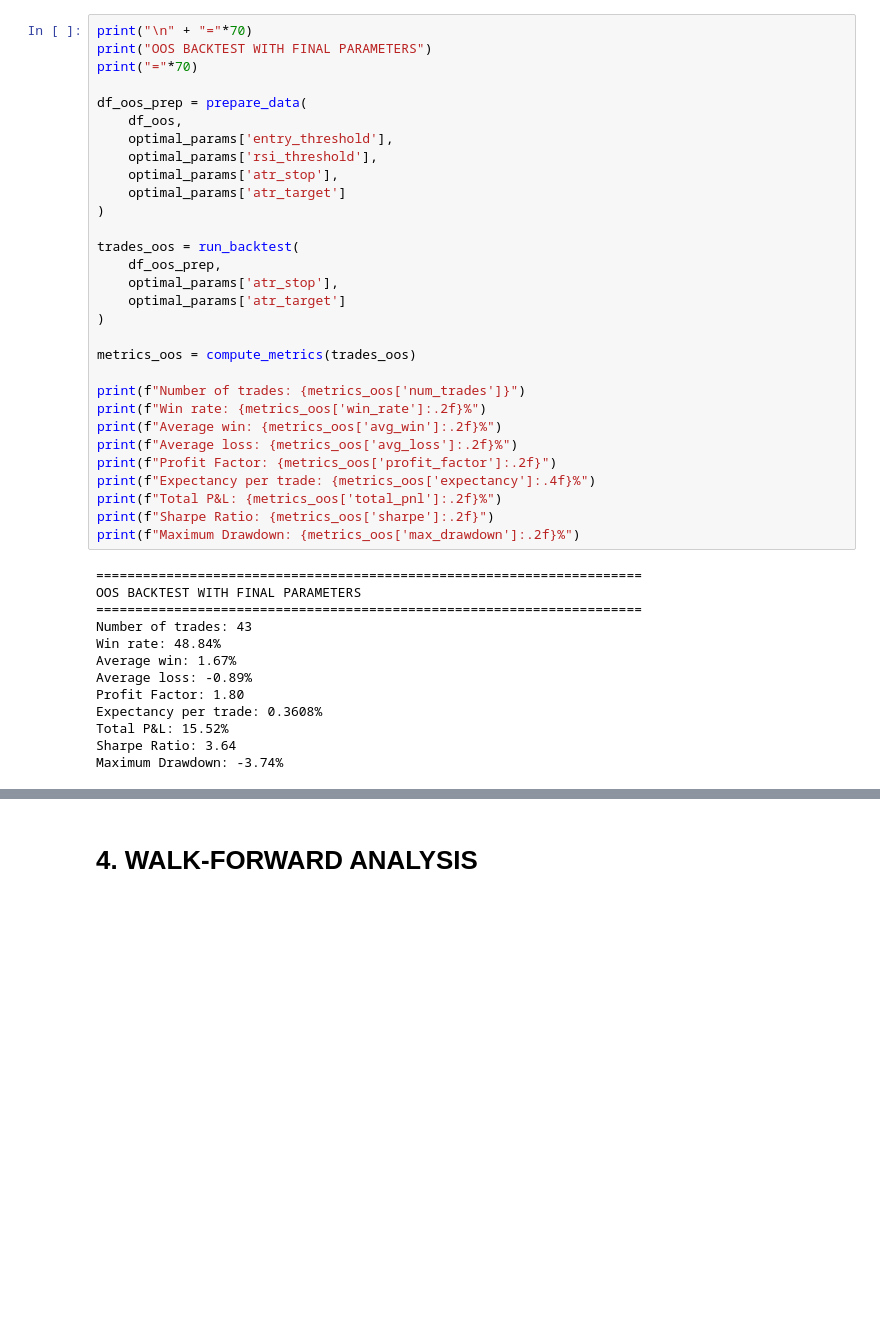
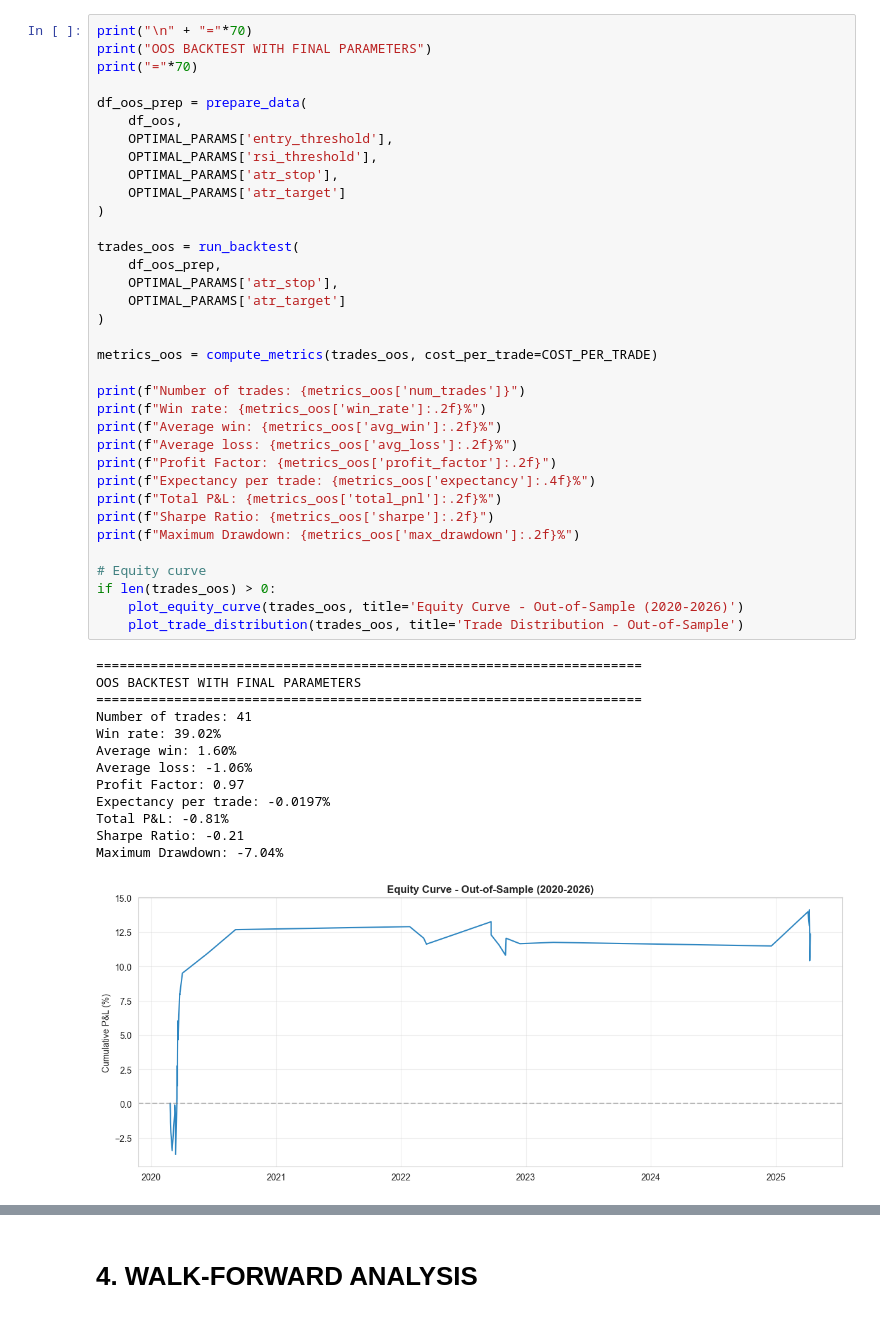
Before and after one commit to Andres-GP/Alphaca-Capital-Research, a Jupyter notebook: research_development/02_strategy_development/ES_MR_SEASONAL/03_MR_Robustness_Testing.ipynb, the cells around one changed output, grey strips where cells are left out. Drawn from its saved outputs; the diff is of its cells as text; blank space fills up the shorter version.

```diff
--- a/research_development/02_strategy_development/ES_MR_SEASONAL/03_MR_Robustness_Testing.ipynb
+++ b/research_development/02_strategy_development/ES_MR_SEASONAL/03_MR_Robustness_Testing.ipynb
@@ -93,43 +128,49 @@ FINAL PARAMETERS
 # %%
 print("\n" + "="*70)
 print("OOS BACKTEST WITH FINAL PARAMETERS")
 print("="*70)
 
 df_oos_prep = prepare_data(
     df_oos,
-    optimal_params['entry_threshold'],
-    optimal_params['rsi_threshold'],
-    optimal_params['atr_stop'],
-    optimal_params['atr_target']
+    OPTIMAL_PARAMS['entry_threshold'],
+    OPTIMAL_PARAMS['rsi_threshold'],
+    OPTIMAL_PARAMS['atr_stop'],
+    OPTIMAL_PARAMS['atr_target']
 )
 
 trades_oos = run_backtest(
     df_oos_prep,
-    optimal_params['atr_stop'],
-    optimal_params['atr_target']
+    OPTIMAL_PARAMS['atr_stop'],
+    OPTIMAL_PARAMS['atr_target']
 )
 
-metrics_oos = compute_metrics(trades_oos)
+metrics_oos = compute_metrics(trades_oos, cost_per_trade=COST_PER_TRADE)
 
 print(f"Number of trades: {metrics_oos['num_trades']}")
 print(f"Win rate: {metrics_oos['win_rate']:.2f}%")
 print(f"Average win: {metrics_oos['avg_win']:.2f}%")
 print(f"Average loss: {metrics_oos['avg_loss']:.2f}%")
 print(f"Profit Factor: {metrics_oos['profit_factor']:.2f}")
 print(f"Expectancy per trade: {metrics_oos['expectancy']:.4f}%")
 print(f"Total P&L: {metrics_oos['total_pnl']:.2f}%")
 print(f"Sharpe Ratio: {metrics_oos['sharpe']:.2f}")
 print(f"Maximum Drawdown: {metrics_oos['max_drawdown']:.2f}%")
+
+# Equity curve
+if len(trades_oos) > 0:
+    plot_equity_curve(trades_oos, title='Equity Curve - Out-of-Sample (2020-2026)')
+    plot_trade_distribution(trades_oos, title='Trade Distribution - Out-of-Sample')
 # %% [output]
 ======================================================================
 OOS BACKTEST WITH FINAL PARAMETERS
 ======================================================================
-Number of trades: 43
-Win rate: 48.84%
-Average win: 1.67%
-Average loss: -0.89%
-Profit Factor: 1.80
-Expectancy per trade: 0.3608%
-Total P&L: 15.52%
-Sharpe Ratio: 3.64
-Maximum Drawdown: -3.74%
+Number of trades: 41
+Win rate: 39.02%
+Average win: 1.60%
+Average loss: -1.06%
+Profit Factor: 0.97
+Expectancy per trade: -0.0197%
+Total P&L: -0.81%
+Sharpe Ratio: -0.21
+Maximum Drawdown: -7.04%
+[figure, added]
```
Also changed, not shown: parts of 16 cells of this notebook, 4 other files.
